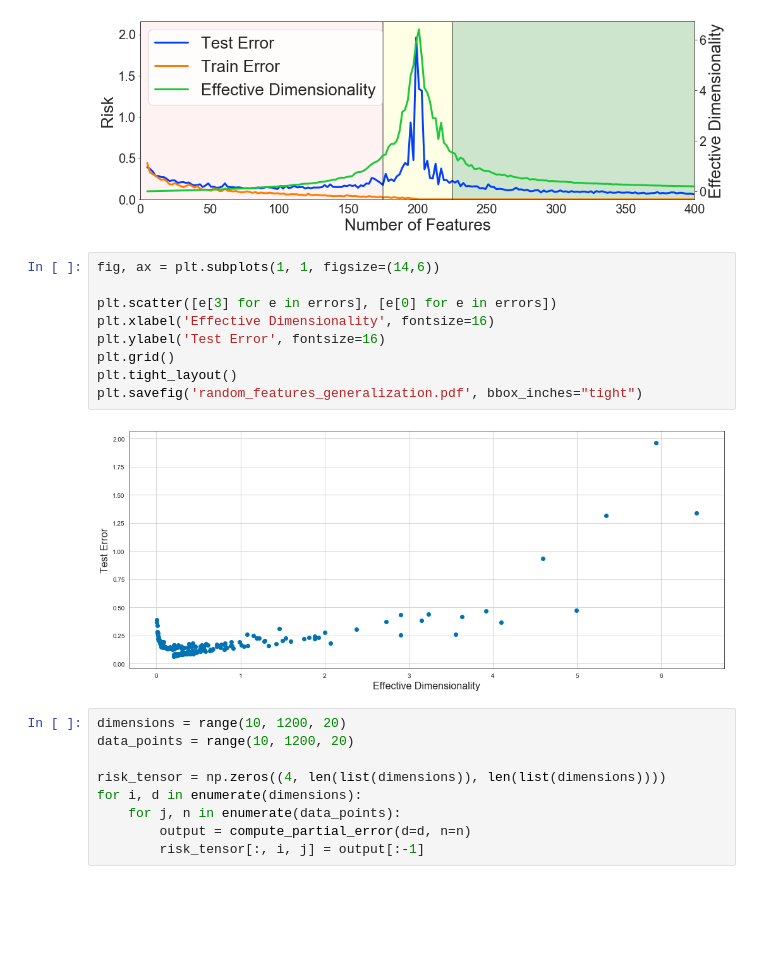
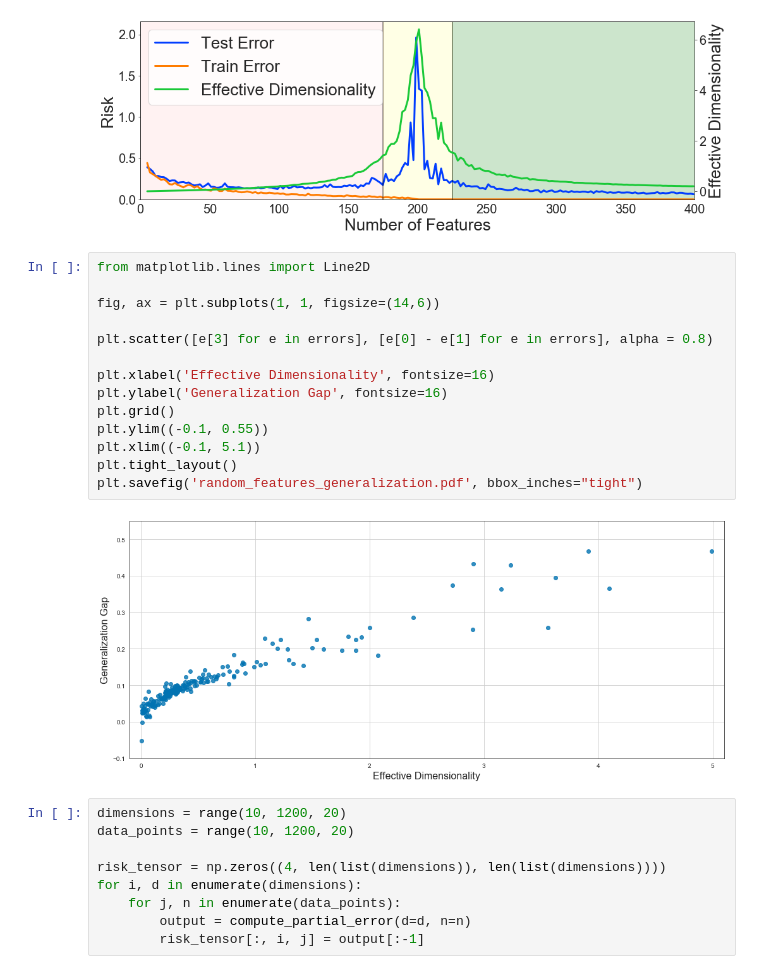
Before and after one commit to g-benton/hessian-eff-dim, a Jupyter notebook: notebooks/random_features_nb.ipynb, the cells around one changed output. Drawn from its saved outputs; the diff is of its cells as text; blank space fills up the shorter version.

Commit message:
update appendix plot

```diff
--- a/notebooks/random_features_nb.ipynb
+++ b/notebooks/random_features_nb.ipynb
@@ -96,16 +96,21 @@ plt.savefig('./random_featues_double_descent.pdf', bbox_inches='tight')
 # %% [output]
 [figure]
 # %%
+from matplotlib.lines import Line2D
+
 fig, ax = plt.subplots(1, 1, figsize=(14,6))
 
-plt.scatter([e[3] for e in errors], [e[0] for e in errors])
+plt.scatter([e[3] for e in errors], [e[0] - e[1] for e in errors], alpha = 0.8)
+
 plt.xlabel('Effective Dimensionality', fontsize=16)
-plt.ylabel('Test Error', fontsize=16)
+plt.ylabel('Generalization Gap', fontsize=16)
 plt.grid()
+plt.ylim((-0.1, 0.55))
+plt.xlim((-0.1, 5.1))
 plt.tight_layout()
 plt.savefig('random_features_generalization.pdf', bbox_inches="tight")
 # %% [output]
-[figure, old version]
+[figure, new version]
 # %%
 dimensions = range(10, 1200, 20)
 data_points = range(10, 1200, 20)
```
